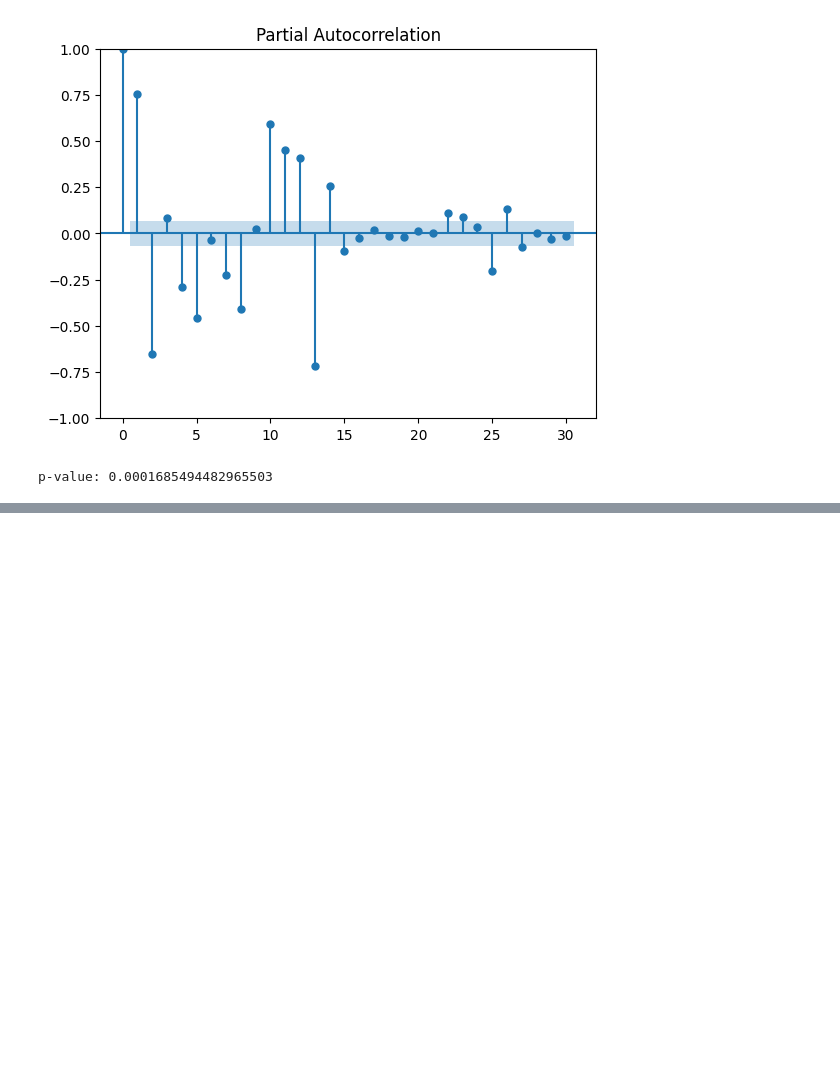
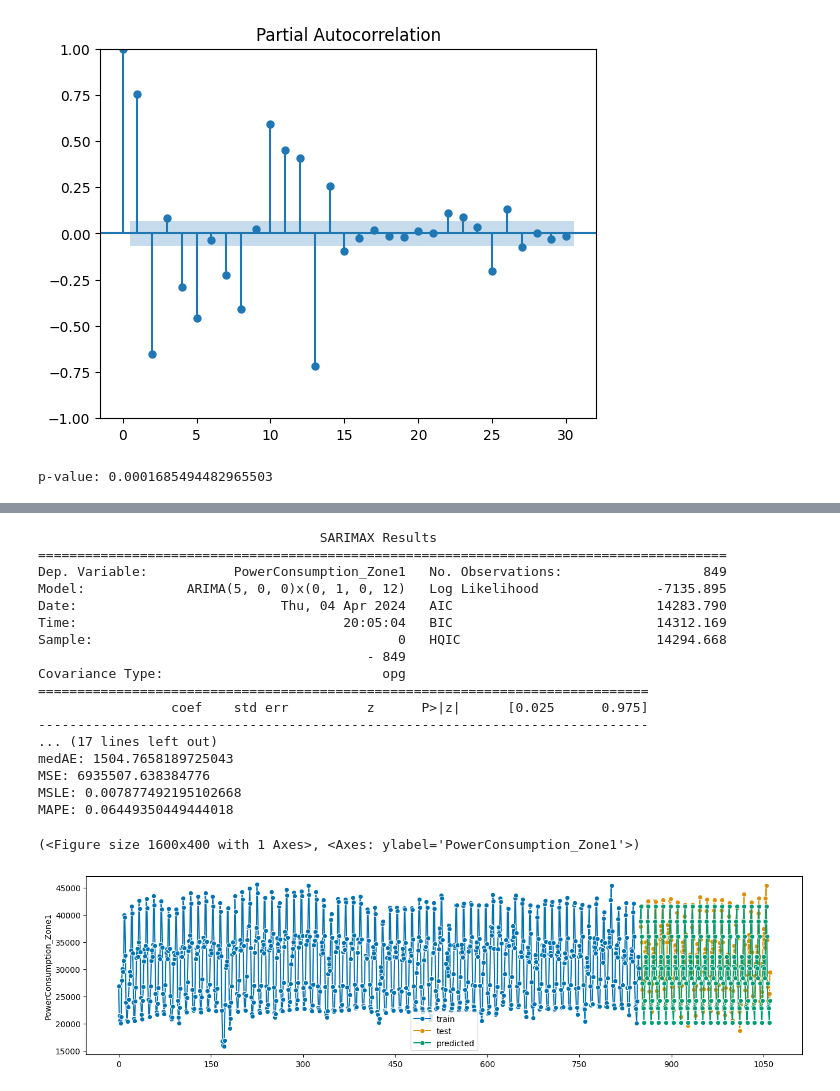
Before and after one commit to InnerShadow/Organization-of-data-processing, a Jupyter notebook: Lab3_5/lab3_5.ipynb, the cells around one changed output, grey strips where cells are left out. Saved outputs shown, nothing was run; the diff lists cells and outputs as text; code cells hidden in the pictures; blank space fills up the shorter version.

```diff
--- a/Lab3_5/lab3_5.ipynb
+++ b/Lab3_5/lab3_5.ipynb
@@ -277,0 +304,30 @@ print(model_fit.summary())
+# %%
+model = ARIMA(df_train['PowerConsumption_Zone1'], order = (5, 0, 0), seasonal_order = (0, 1, 0, 12))
+model_fit = model.fit()
+print(model_fit.summary())
+
+forecast = model_fit.forecast(steps = len(df_test['PowerConsumption_Zone1']))
+predicted_values = forecast
+
+get_metrics(df_test['PowerConsumption_Zone1'], forecast)
+plot_series(df_train['PowerConsumption_Zone1'], df_test['PowerConsumption_Zone1'], predicted_values, labels = ['train', 'test', 'predicted'])
+# %% [output]
+                                    SARIMAX Results
+========================================================================================
+Dep. Variable:           PowerConsumption_Zone1   No. Observations:                  849
+Model:             ARIMA(5, 0, 0)x(0, 1, 0, 12)   Log Likelihood               -7135.895
+Date:                          Thu, 04 Apr 2024   AIC                          14283.790
+Time:                                  20:05:04   BIC                          14312.169
+Sample:                                       0   HQIC                         14294.668
+                                          - 849
+Covariance Type:                            opg
+==============================================================================
+                 coef    std err          z      P>|z|      [0.025      0.975]
+------------------------------------------------------------------------------
+... (17 lines left out)
+medAE: 1504.7658189725043
+MSE: 6935507.638384776
+MSLE: 0.007877492195102668
+MAPE: 0.06449350449444018
+(<Figure size 1600x400 with 1 Axes>, <Axes: ylabel='PowerConsumption_Zone1'>)
+[figure, added]
```
Also changed, not shown: parts of 16 cells of this notebook.
